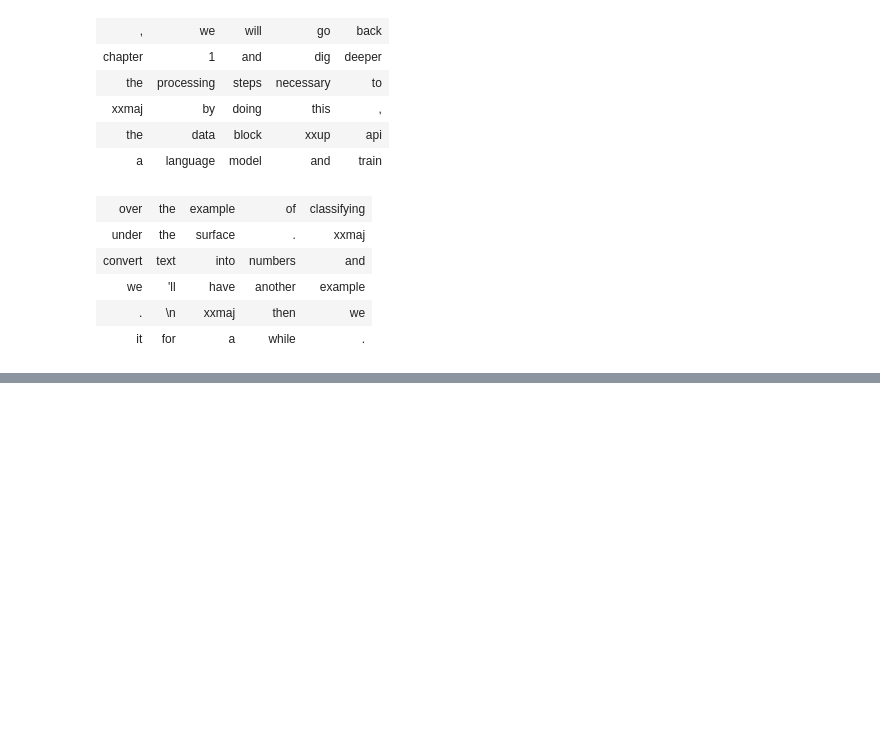
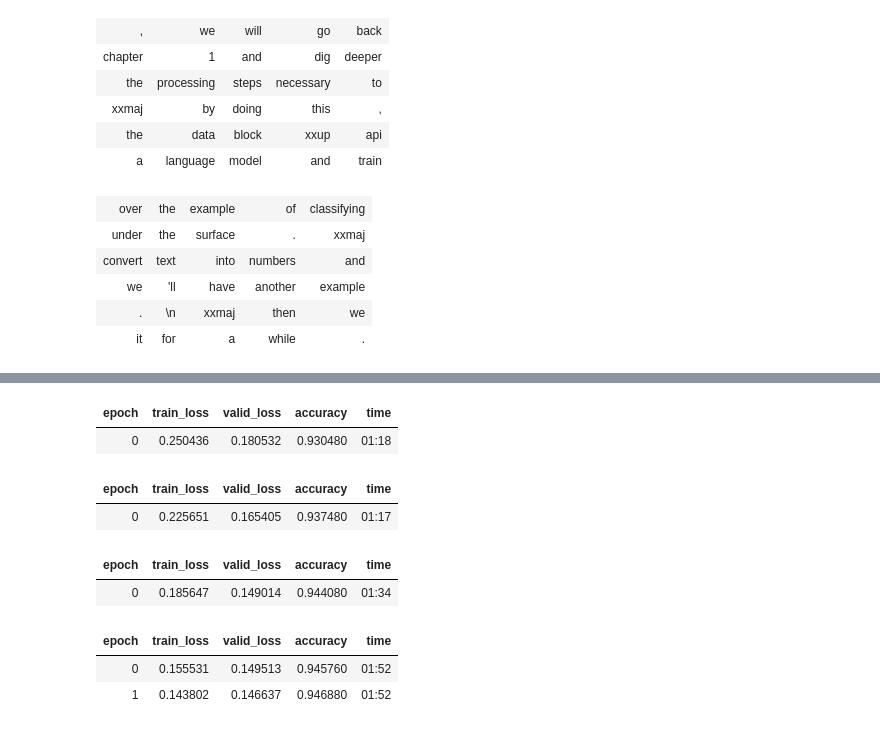
Before and after one commit to KenichiQaz/ML_Learning, a Jupyter notebook: Own_Try10.ipynb, the cells around one changed output, grey strips where cells are left out. Saved outputs shown, nothing was run; the diff lists cells and outputs as text; code cells hidden in the pictures; blank space fills up the shorter version.

```diff
--- a/Own_Try10.ipynb
+++ b/Own_Try10.ipynb
@@ -150,0 +193,26 @@ print("\n".join(preds))
+# %%
+learn = learn.load_encoder('finetuned')
+# %%
+learn.fit_one_cycle(1, 2e-2)
+# %% [output]
+| epoch | train_loss | valid_loss | accuracy | time |
+| 0 | 0.250436 | 0.180532 | 0.930480 | 01:18 |
+# %%
+learn.freeze_to(-2)
+learn.fit_one_cycle(1, slice(1e-2/(2.6**4),1e-2))
+# %% [output]
+| epoch | train_loss | valid_loss | accuracy | time |
+| 0 | 0.225651 | 0.165405 | 0.937480 | 01:17 |
+# %%
+learn.freeze_to(-3)
+learn.fit_one_cycle(1, slice(5e-3/(2.6**4),5e-3))
+# %% [output]
+| epoch | train_loss | valid_loss | accuracy | time |
+| 0 | 0.185647 | 0.149014 | 0.944080 | 01:34 |
+# %%
+learn.unfreeze()
+learn.fit_one_cycle(2, slice(1e-3/(2.6**4),1e-3))
+# %% [output]
+| epoch | train_loss | valid_loss | accuracy | time |
+| 0 | 0.155531 | 0.149513 | 0.945760 | 01:52 |
+| 1 | 0.143802 | 0.146637 | 0.946880 | 01:52 |
```
Also changed, not shown: parts of 13 cells of this notebook.
